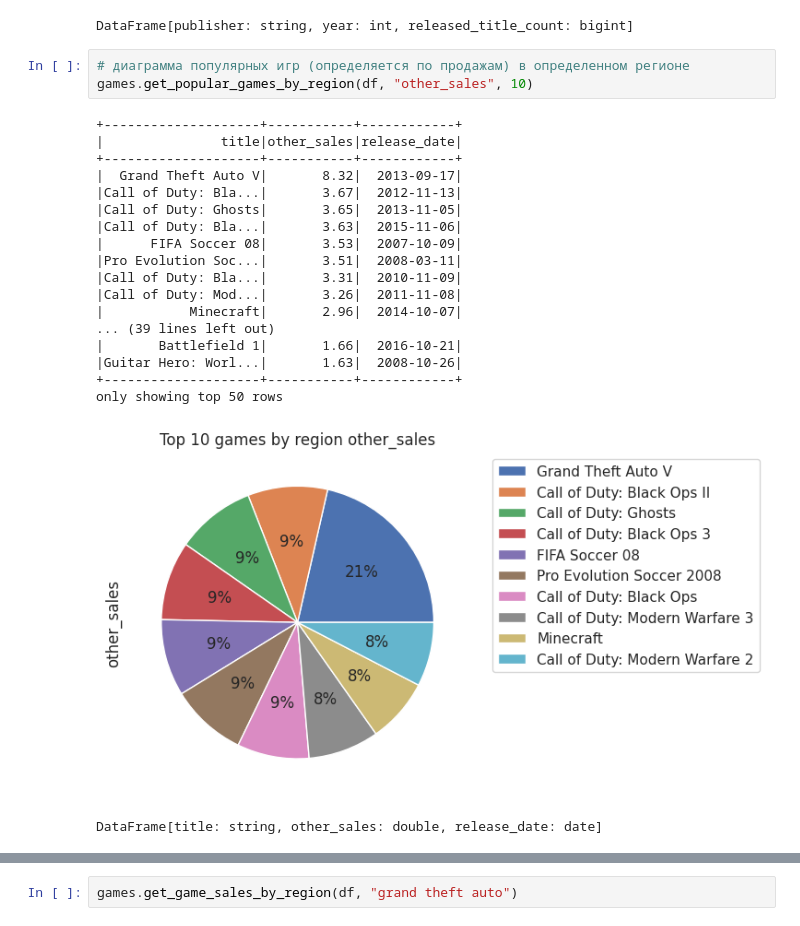
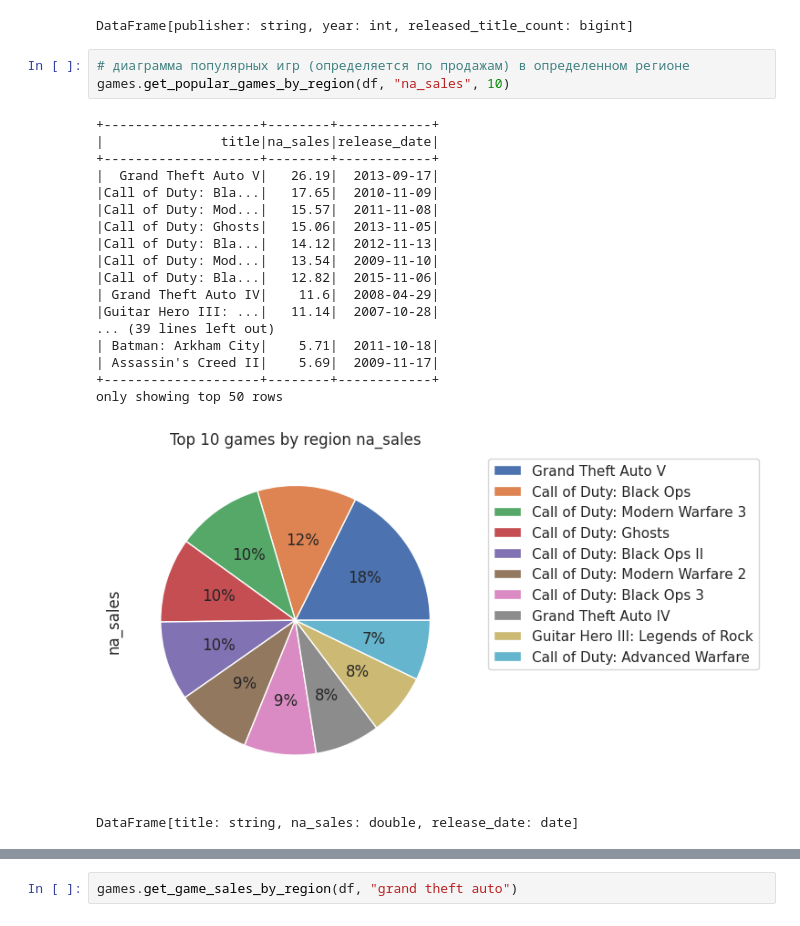
Before and after one commit to Pr0gger1/game-sales-analyzer, a Jupyter notebook: app.ipynb, the cells around one changed output, grey strips where cells are left out. Drawn from its saved outputs; the diff is of its cells as text.

```diff
--- a/app.ipynb
+++ b/app.ipynb
@@ -69,27 +69,27 @@ only showing top 50 rows
 DataFrame[publisher: string, year: int, released_title_count: bigint]
 # %%
 # диаграмма популярных игр (определяется по продажам) в определенном регионе
-games.get_popular_games_by_region(df, "other_sales", 10)
+games.get_popular_games_by_region(df, "na_sales", 10)
 # %% [output]
-+--------------------+-----------+------------+
-|               title|other_sales|release_date|
-+--------------------+-----------+------------+
-|  Grand Theft Auto V|       8.32|  2013-09-17|
-|Call of Duty: Bla...|       3.67|  2012-11-13|
-|Call of Duty: Ghosts|       3.65|  2013-11-05|
-|Call of Duty: Bla...|       3.63|  2015-11-06|
-|      FIFA Soccer 08|       3.53|  2007-10-09|
-|Pro Evolution Soc...|       3.51|  2008-03-11|
-|Call of Duty: Bla...|       3.31|  2010-11-09|
-|Call of Duty: Mod...|       3.26|  2011-11-08|
-|           Minecraft|       2.96|  2014-10-07|
++--------------------+--------+------------+
+|               title|na_sales|release_date|
++--------------------+--------+------------+
+|  Grand Theft Auto V|   26.19|  2013-09-17|
+|Call of Duty: Bla...|   17.65|  2010-11-09|
+|Call of Duty: Mod...|   15.57|  2011-11-08|
+|Call of Duty: Ghosts|   15.06|  2013-11-05|
+|Call of Duty: Bla...|   14.12|  2012-11-13|
+|Call of Duty: Mod...|   13.54|  2009-11-10|
+|Call of Duty: Bla...|   12.82|  2015-11-06|
+| Grand Theft Auto IV|    11.6|  2008-04-29|
+|Guitar Hero III: ...|   11.14|  2007-10-28|
 ... (39 lines left out)
-|       Battlefield 1|       1.66|  2016-10-21|
-|Guitar Hero: Worl...|       1.63|  2008-10-26|
-+--------------------+-----------+------------+
+| Batman: Arkham City|    5.71|  2011-10-18|
+| Assassin's Creed II|    5.69|  2009-11-17|
++--------------------+--------+------------+
 only showing top 50 rows
-[figure, old version]
+[figure, new version]
-DataFrame[title: string, other_sales: double, release_date: date]
+DataFrame[title: string, na_sales: double, release_date: date]
 # %%
 # диаграмма популярных жанров в определенном регионе
 genres.get_popular_genres_by_region(df, "other_sales")
```
Also changed, not shown: parts of 8 cells of this notebook, 4 other files.
